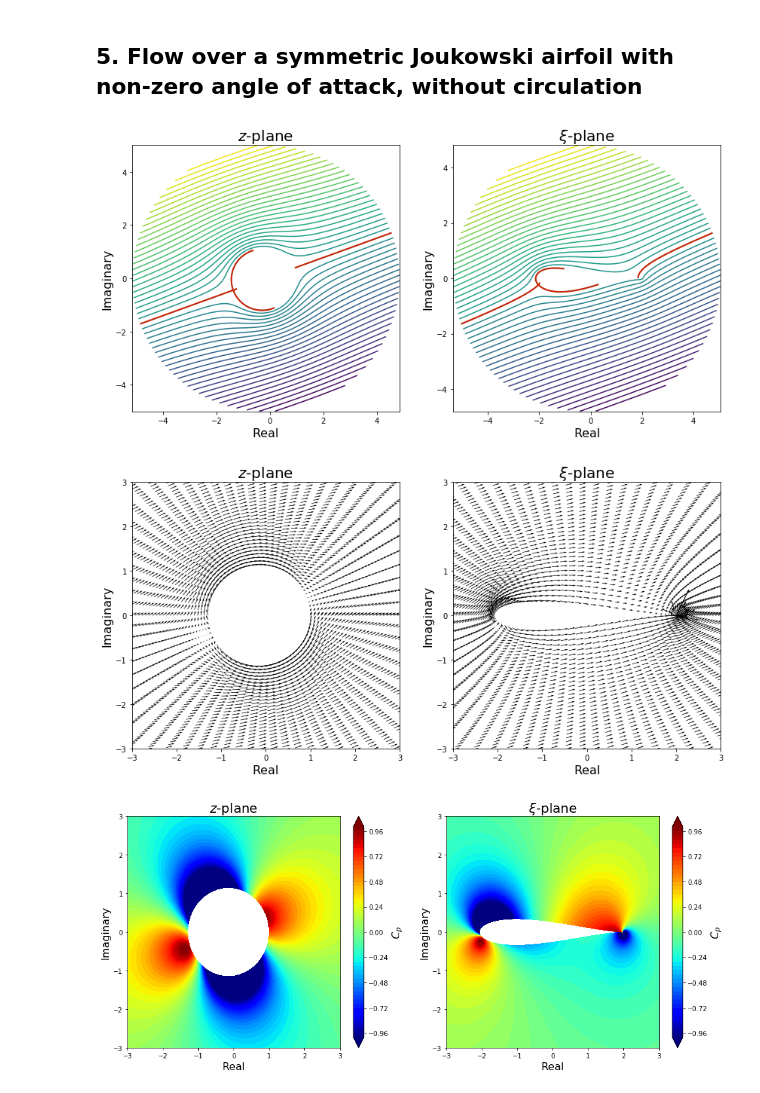
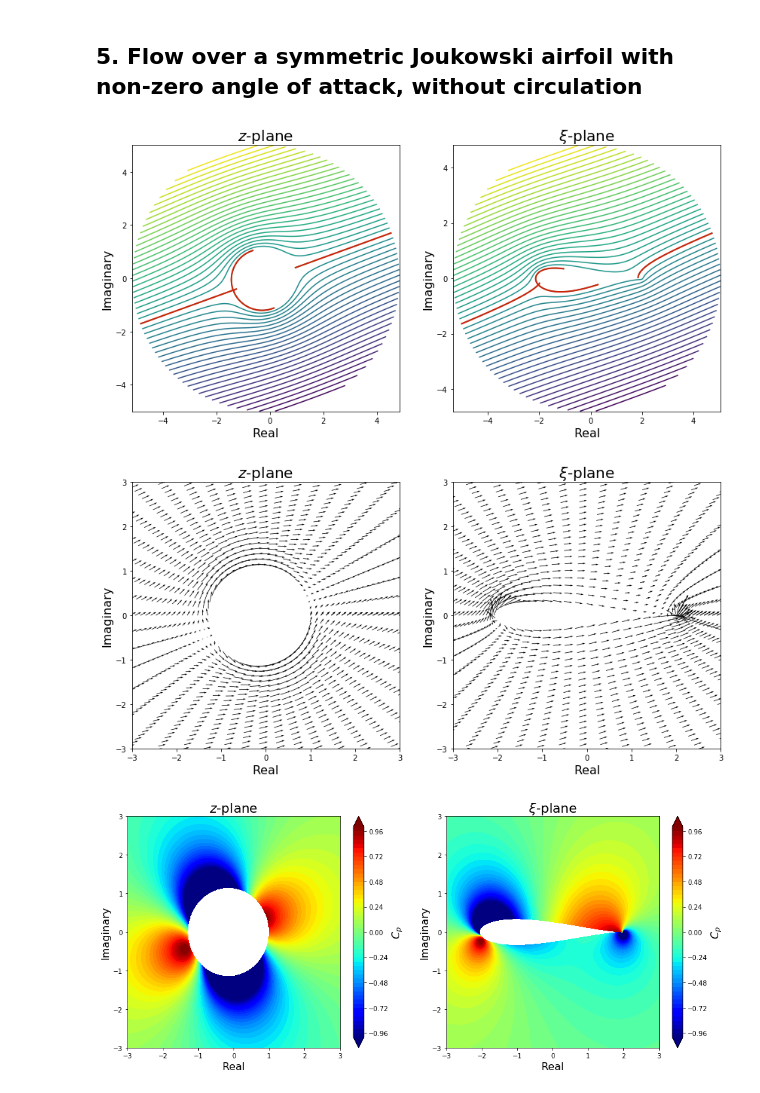
Before and after one commit to bobforcha/mae6226_workspace, a Jupyter notebook: assignments/assignment_02/assignment_02.ipynb, the cells around one changed output. Saved outputs shown, nothing was run; the diff lists cells and outputs as text; code cells hidden in the pictures.

```diff
--- a/assignments/assignment_02/assignment_02.ipynb
+++ b/assignments/assignment_02/assignment_02.ipynb
@@ -341,9 +341,9 @@ psi_prime = psi_prime_fs + dub.stream_function(Z_prime.real, Z_prime.imag)
 
 psi = psi_prime*np.exp(-1j*a_o_a)
 
-c_p_z = 1.0 - (w_z.real**2 + w_z.imag**2)/u_inf**2
+c_p_z = 1.0 - (np.abs(w_z)/u_inf)**2
 
-c_p_xi = 1.0 - (w_xi.real**2 + w_xi.imag**2)/u_inf**2
+c_p_xi = 1.0 - (np.abs(w_xi)/u_inf)**2
 
 # plots
 contlev = np.linspace(np.min(psi).real, np.max(psi).real, 51)
@@ -365,7 +365,7 @@ plt.title(r'$\xi$-plane', fontsize=20)
 
 plt.figure(figsize=(2*size+1, size))
 plt.subplot(121)
-plt.quiver(Z.real[::2,::2], Z.imag[::2,::2], w_z.real[::2,::2], -w_z.imag[::2,::2], units='inches', width=0.01, scale_units='inches', scale=8.0)
+plt.quiver(Z.real[::3,::3], Z.imag[::3,::3], w_z.real[::3,::3], -w_z.imag[::3,::3], units='inches', width=0.01, scale_units='inches', scale=7.0)
 plt.xlabel('Real', fontsize=16)
 plt.ylabel('Imaginary', fontsize=16)
 plt.xlim(x_start, x_end)
@@ -373,36 +373,36 @@ plt.ylim(y_start, y_end)
 plt.title('$z$-plane', fontsize=20)
 
 plt.subplot(122)
-plt.quiver(Xi.real[::2,::2], Xi.imag[::2,::2], w_xi.real[::2,::2], -w_xi.imag[::2,::2], units='inches', width=0.01, scale_units='inches', scale=8.0)
+plt.quiver(Xi.real[::3,::3], Xi.imag[::3,::3], w_xi.real[::3,::3], -w_xi.imag[::3,::3], units='inches', width=0.01, scale_units='inches', scale=7.0)
 plt.xlabel('Real', fontsize=16)
 plt.ylabel('Imaginary', fontsize=16)
 plt.xlim(x_start, x_end)
 plt.ylim(y_start, y_end)
 plt.title(r'$\xi$-plane', fontsize=20)
 
 plt.figure(figsize=(2*size+3, size))
 plt.subplot(121)
 contf = plt.contourf(Z.real, Z.imag, c_p_z, levels=np.linspace(-1.0, 1.0, 51), extend='both', cmap=plt.cm.jet)
 cbar = plt.colorbar(contf)
 cbar.set_label('$C_p$', fontsize=16)
 plt.xlabel('Real', fontsize=16)
 plt.ylabel('Imaginary', fontsize=16)
 plt.xlim(x_start, x_end)
 plt.ylim(y_start, y_end)
 plt.title('$z$-plane', fontsize=20)
 
 plt.subplot(122)
 contf2 = plt.contourf(Xi.real, Xi.imag, c_p_xi, levels=np.linspace(-1.0, 1.0, 51), extend='both', cmap=plt.cm.jet)
 cbar2 = plt.colorbar(contf2)
 cbar2.set_label('$C_p$', fontsize=16)
 plt.xlabel('Real', fontsize=16)
 plt.ylabel('Imaginary', fontsize=16)
 plt.xlim(x_start, x_end)
 plt.ylim(y_start, y_end)
 plt.title(r'$\xi$-plane', fontsize=20);
 # %% [output]
 [figure]
-[figure, old version]
+[figure, new version]
 [figure]
 # %% [markdown]
 ### Questions:
```
Also changed, not shown: parts of 9 cells of this notebook.
